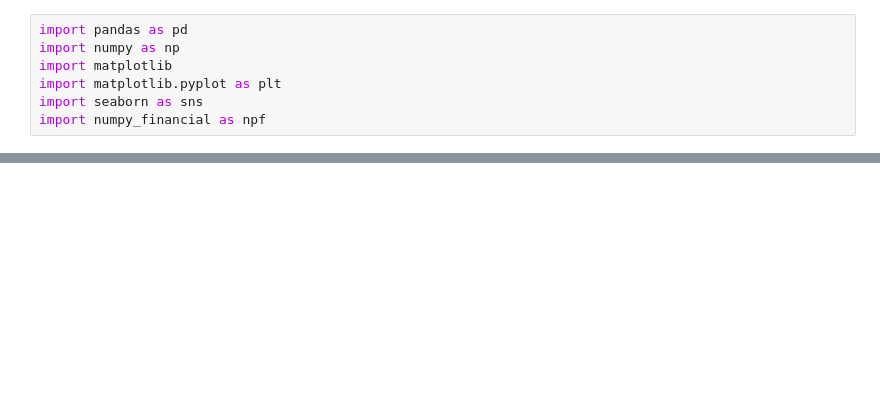
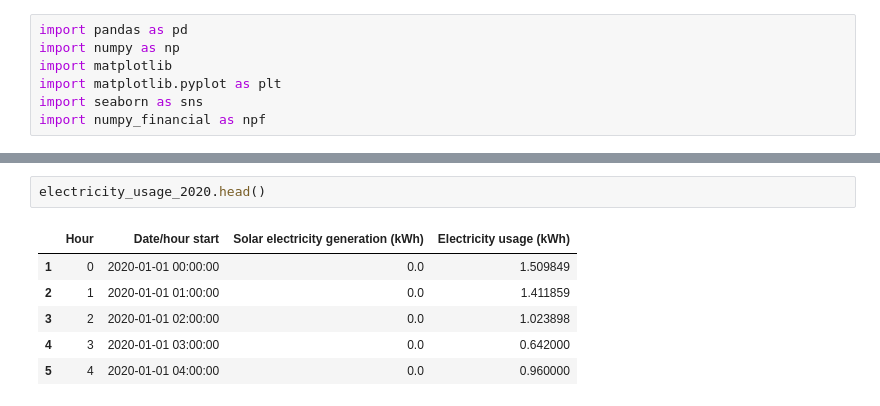
Before and after one commit to Agnes-Wambui/jumpingspider, a Jupyter notebook: Pula Test - Agnes Wambui.ipynb, the cells around one changed output, grey strips where cells are left out. Cells and saved outputs as stored; diff of their text form; blank space fills up the shorter version.

```diff
--- a/Pula Test - Agnes Wambui.ipynb
+++ b/Pula Test - Agnes Wambui.ipynb
@@ -115,0 +31,9 @@ data_monthly
+# %%
+electricity_usage_2020.head()
+# %% [output]
+|  | Hour | Date/hour start | Solar electricity generation (kWh) | Electricity usage (kWh) |
+| 1 | 0 | 2020-01-01 00:00:00 | 0.0 | 1.509849 |
+| 2 | 1 | 2020-01-01 01:00:00 | 0.0 | 1.411859 |
+| 3 | 2 | 2020-01-01 02:00:00 | 0.0 | 1.023898 |
+| 4 | 3 | 2020-01-01 03:00:00 | 0.0 | 0.642000 |
+| 5 | 4 | 2020-01-01 04:00:00 | 0.0 | 0.960000 |
```
Also changed, not shown: parts of 42 cells of this notebook, 2 other files.
